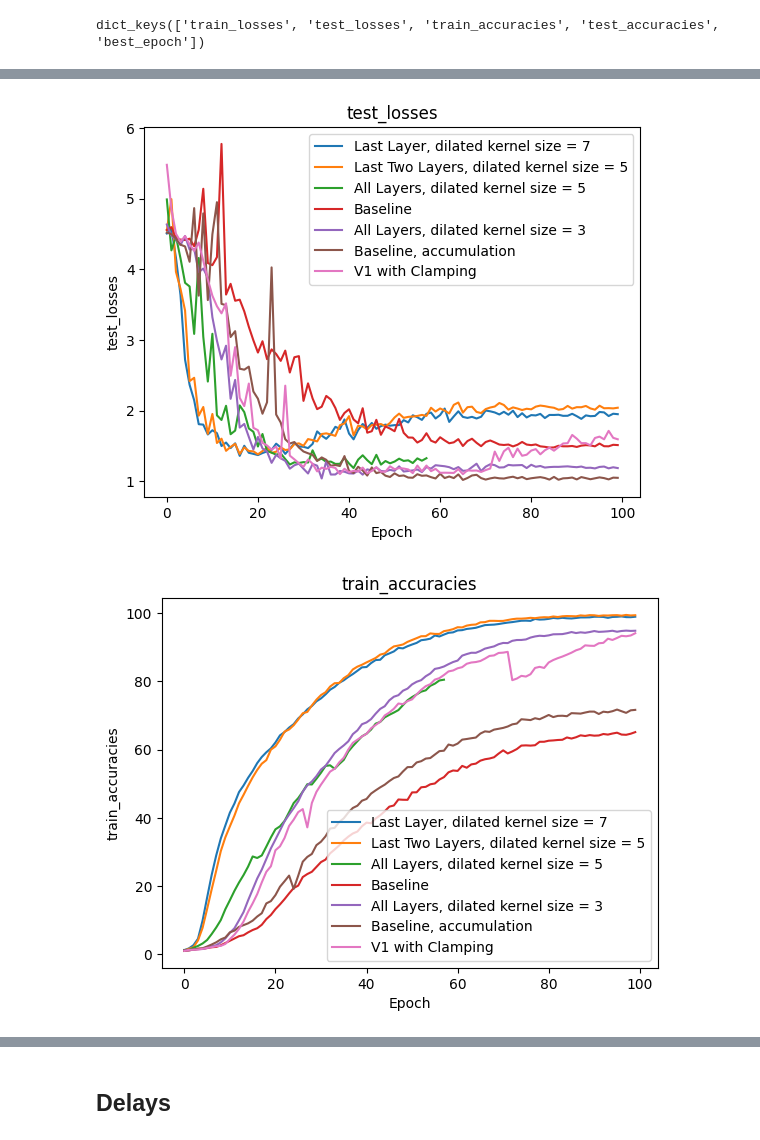
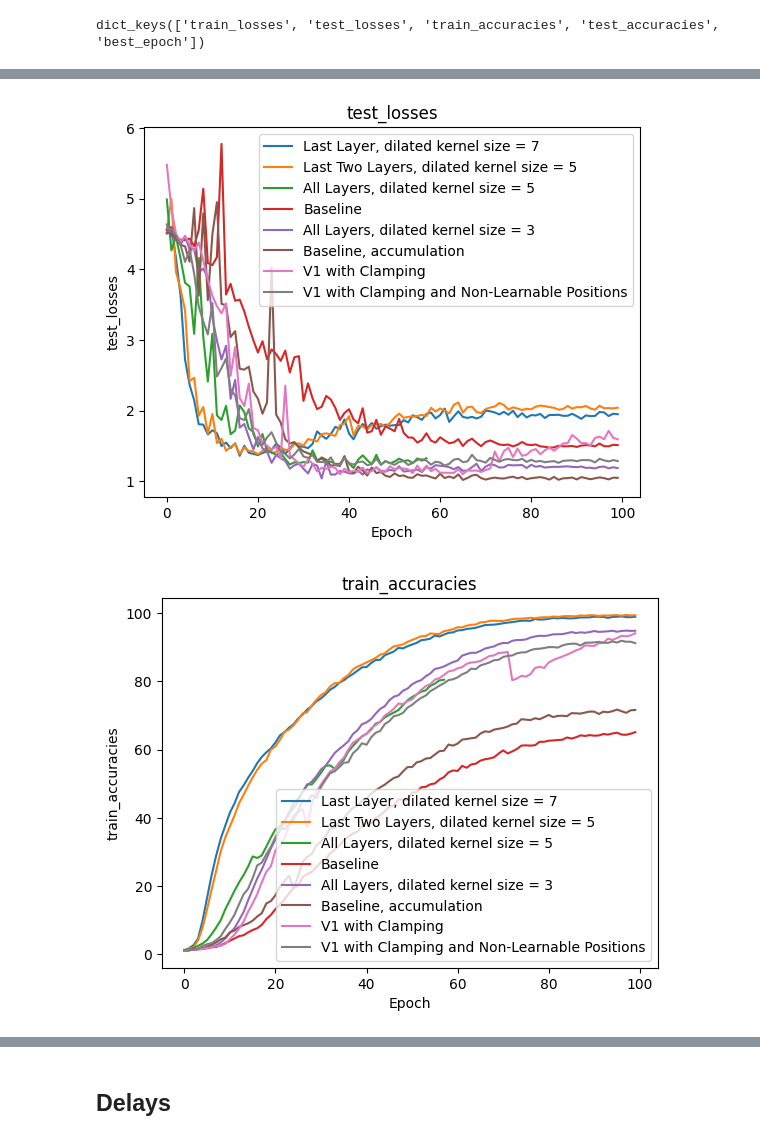
Before and after one commit to tahafkh/Lip_Reading_SNN, a Jupyter notebook: analysis.ipynb, the cells around one changed output, grey strips where cells are left out. Cells and saved outputs as stored; diff of their text form; code cells hidden in the pictures.

```diff
--- a/analysis.ipynb
+++ b/analysis.ipynb
@@ -32,8 +32,11 @@ with open('/home/tahaf/spiking_mstp_low_baseline_accumulated.json') as baseline_
 # %%
 with open('/home/tahaf/dvs-runs/2024-03-19T01:49:45.647774/full_3_acc.json') as v1:
     v1_results = json.load(v1)
+# %%
+with open('/home/tahaf/dvs-runs/2024-03-20T20:55:48.705914/full_3_acc.json') as nl_v1:
+    nl_v1_results = json.load(nl_v1)
 # %%
-def plot_info(results1, results2, results3, results4, results5, results6, results7, info):
+def plot_info(results1, results2, results3, results4, results5, results6, results7, results8, info):
     info1 = results1[info]
     info2 = results2[info]
     info3 = results3[info]
@@ -41,6 +44,7 @@ def plot_info(results1, results2, results3, results4, results5, results6, result
     info5 = results5[info]
     info6 = results6[info]
     info7 = results7[info]
+    info8 = results8[info]
 
     fig, ax = plt.subplots()
     ax.plot(info1, label='Last Layer, dilated kernel size = 7')
@@ -50,6 +54,7 @@ def plot_info(results1, results2, results3, results4, results5, results6, result
     ax.plot(info5, label='All Layers, dilated kernel size = 3')
     ax.plot(info6, label='Baseline, accumulation')
     ax.plot(info7, label='V1 with Clamping')
+    ax.plot(info8, label='V1 with Clamping and Non-Learnable Positions')
 
     ax.set_title(info)
     ax.set_xlabel('Epoch')
@@ -67,9 +72,9 @@ plot_info(last_layer_results, last_2_layer_results, all_layers_results, baseline
 # %%
-plot_info(last_layer_results, last_2_layer_results, all_layers_results, baseline_results, all_3_results, base_acc,v1_results, 'test_losses')
+plot_info(last_layer_results, last_2_layer_results, all_layers_results, baseline_results, all_3_results, base_acc,v1_results, nl_v1_results, 'test_losses')
 # %% [output]
-[figure, old version]
+[figure, new version]
 # %%
-plot_info(last_layer_results, last_2_layer_results, all_layers_results, baseline_results, all_3_results, base_acc, v1_results, 'train_accuracies')
+plot_info(last_layer_results, last_2_layer_results, all_layers_results, baseline_results, all_3_results, base_acc, v1_results, nl_v1_results, 'train_accuracies')
 # %% [output]
-[figure, old version]
+[figure, new version]
 # %%
```
Also changed, not shown: parts of 5 cells of this notebook, 3 other files.
